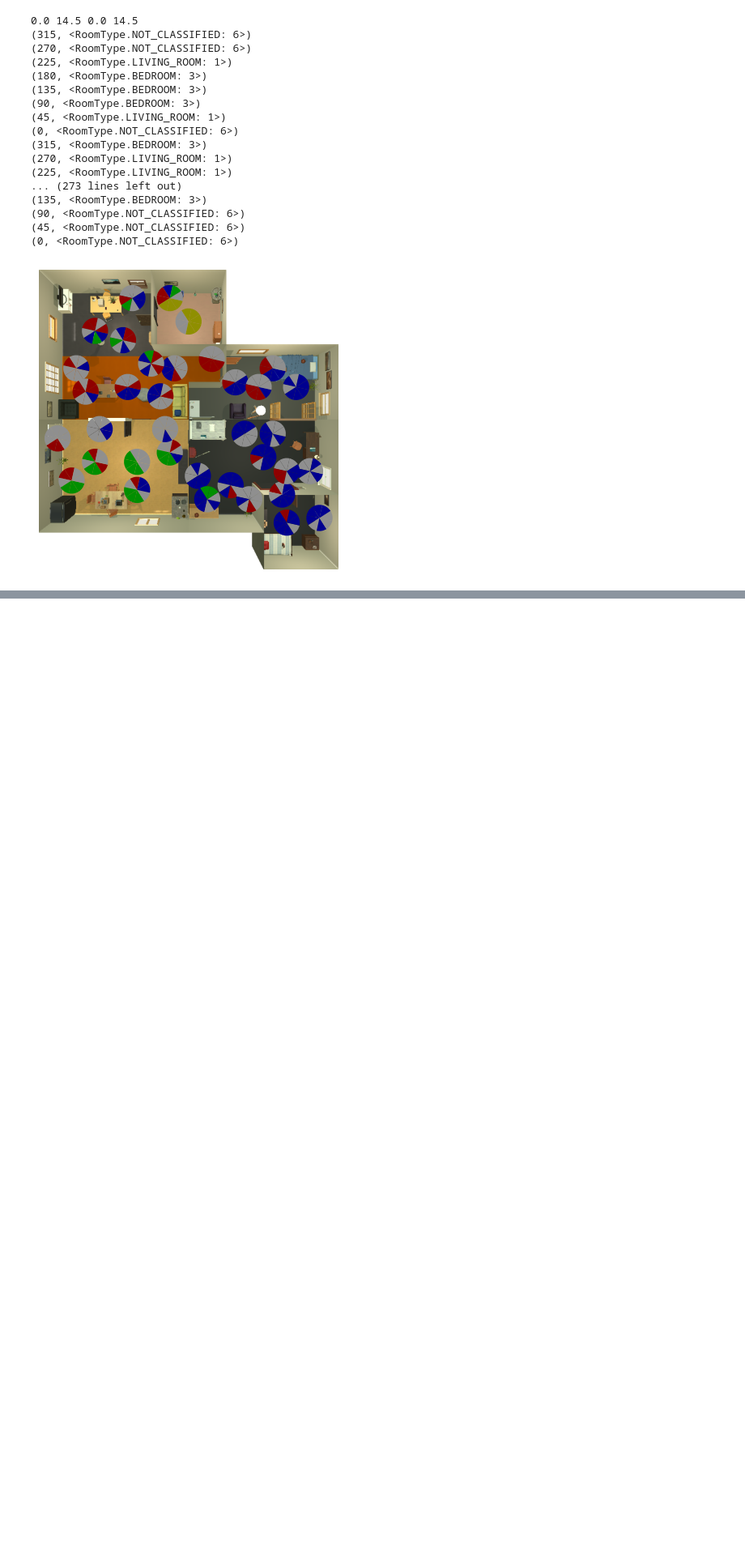
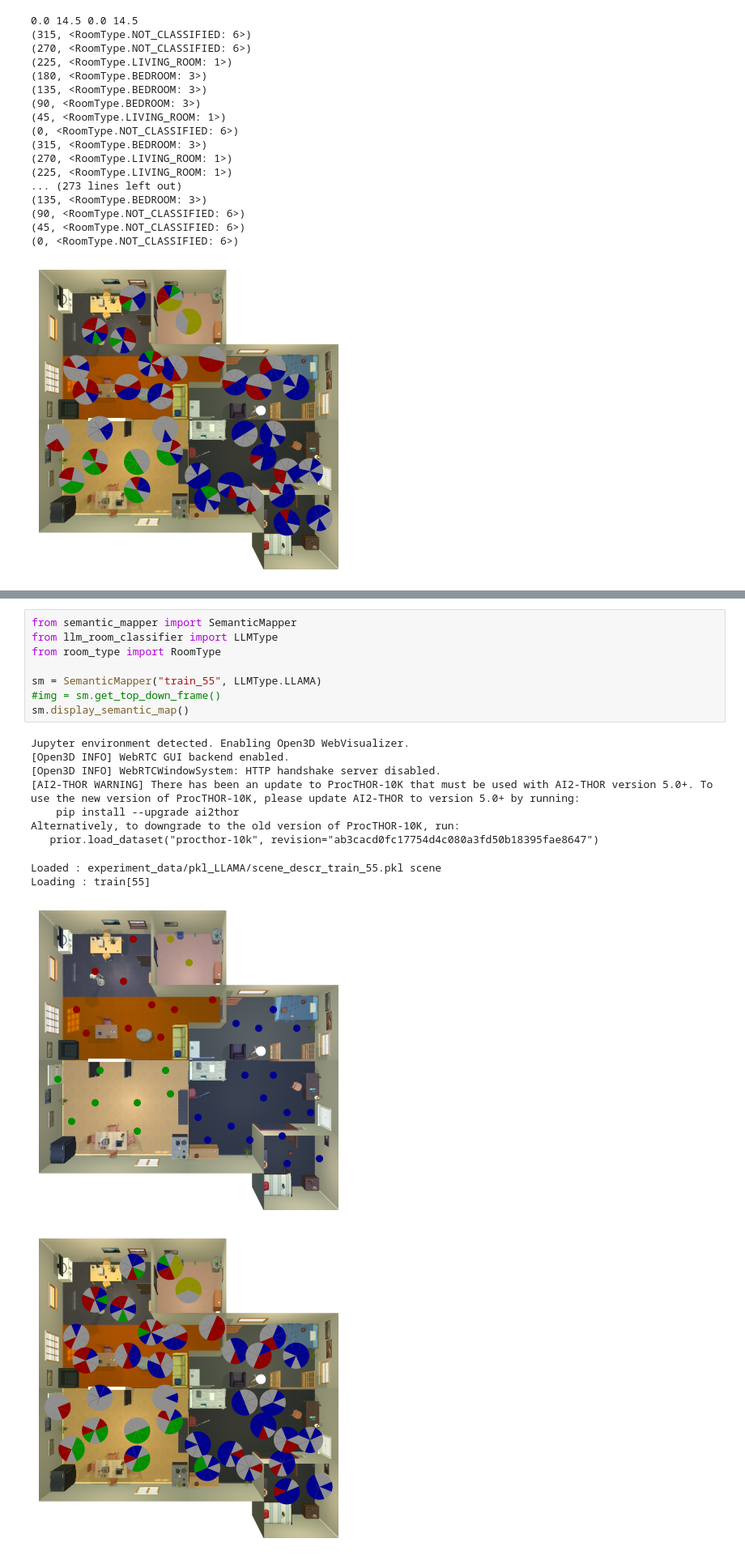
Before and after one commit to archie1983/cvm_semantic_navigation, a Jupyter notebook: Semantic_mapping.ipynb, the cells around one changed output, grey strips where cells are left out. Shown at 81% size. Drawn from its saved outputs; the diff is of its cells as text; blank space fills up the shorter version.

```diff
--- a/Semantic_mapping.ipynb
+++ b/Semantic_mapping.ipynb
@@ -376,0 +548,20 @@ visualise_map(None, classified_pose_rtns_pairs)
+# %%
+from semantic_mapper import SemanticMapper
+from llm_room_classifier import LLMType
+from room_type import RoomType
+
+sm = SemanticMapper("train_55", LLMType.LLAMA)
+#img = sm.get_top_down_frame()
+sm.display_semantic_map()
+# %% [output]
+Jupyter environment detected. Enabling Open3D WebVisualizer.
+[Open3D INFO] WebRTC GUI backend enabled.
+[Open3D INFO] WebRTCWindowSystem: HTTP handshake server disabled.
+[AI2-THOR WARNING] There has been an update to ProcTHOR-10K that must be used with AI2-THOR version 5.0+. To use the new version of ProcTHOR-10K, please update AI2-THOR to version 5.0+ by running:
+    pip install --upgrade ai2thor
+Alternatively, to downgrade to the old version of ProcTHOR-10K, run:
+   prior.load_dataset("procthor-10k", revision="ab3cacd0fc17754d4c080a3fd50b18395fae8647")
+Loaded : experiment_data/pkl_LLAMA/scene_descr_train_55.pkl scene
+Loading : train[55]
+[figure, added]
+[figure, added]
```
Also changed, not shown: parts of 6 cells of this notebook, 5 other files.
